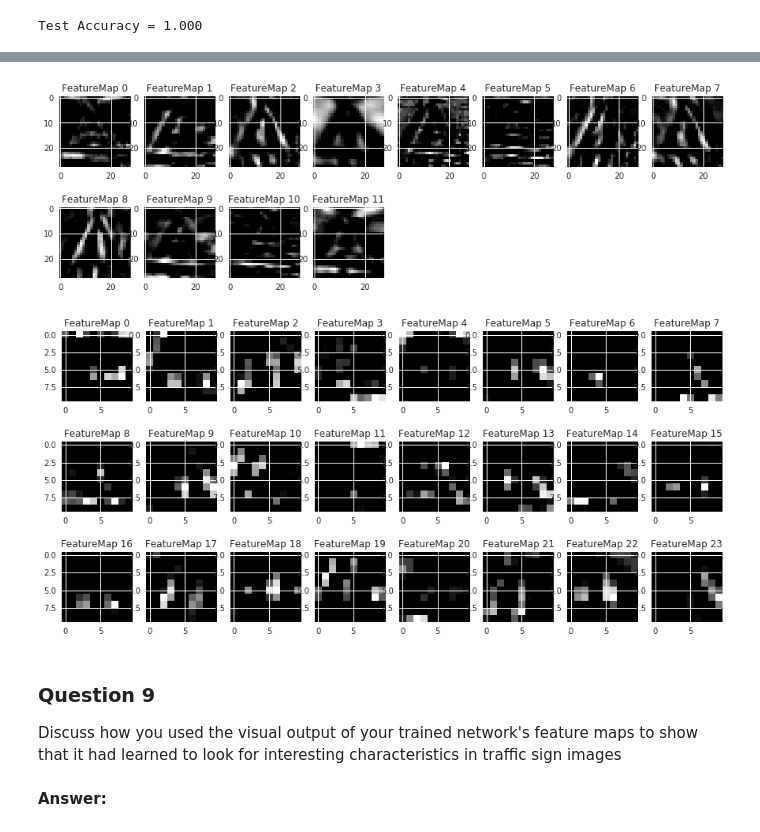
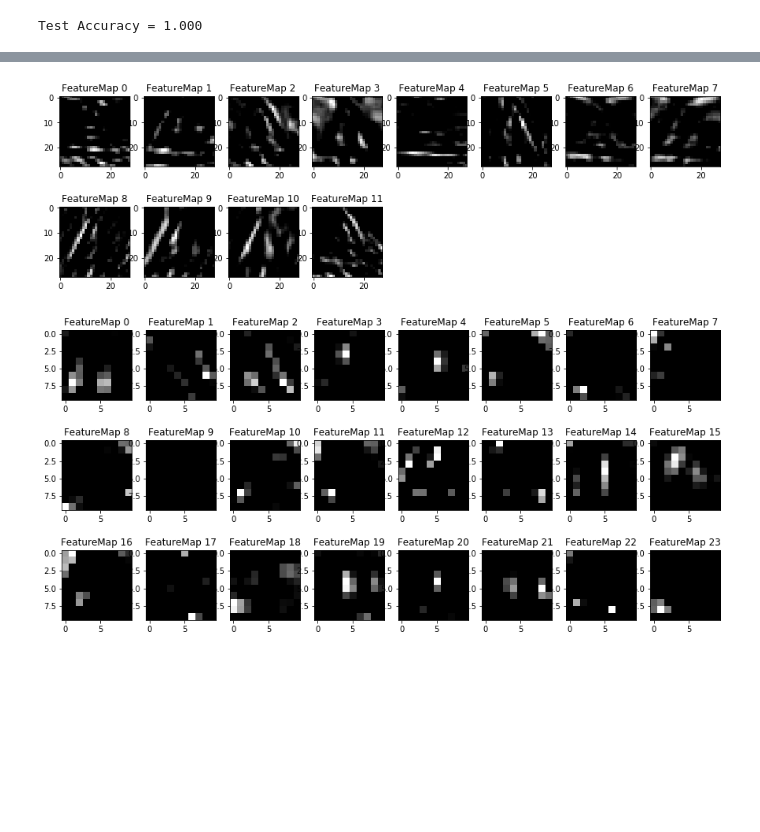
Before and after one commit to coderzbx/CarND-Traffic-Sign-Classifier-Project, a Jupyter notebook: Traffic_Sign_Classifier.ipynb, the cells around one changed output, grey strips where cells are left out. Drawn from its saved outputs; the diff is of its cells as text; code cells hidden in the pictures; blank space fills up the shorter version.

```diff
--- a/Traffic_Sign_Classifier.ipynb
+++ b/Traffic_Sign_Classifier.ipynb
@@ -763,7 +761,7 @@ EPOCHS = 1
 # %%
 with tf.Session() as sess:
-    sess.run(tf.global_variables_initializer())
-    #saver.restore(sess, tf.train.latest_checkpoint('.'))
+    #sess.run(tf.global_variables_initializer())
+    saver.restore(sess, tf.train.latest_checkpoint('.'))
     #saver.restore(sess, './lenet9')
 
 
@@ -802,7 +810,7 @@ Model saved
 
 with tf.Session() as sess:
     #saver.restore(sess, tf.train.latest_checkpoint('.'))
-    saver.restore(sess, './lenet10')
+    saver.restore(sess, './lenet11')
 
     training_accuracy = evaluate(X_train_p, y_train_p)
     print("Training Accuracy = {:.3f}".format(training_accuracy))
@@ -925,29 +925,3 @@ with tf.Session() as sess:
     print("Test Accuracy = {:.3f}".format(test_accuracy))
 # %% [output]
 Test Accuracy = 1.000
-# %%
-## DELETE
-
-h_line = np.zeros((3,1024), np.uint8)
-import sys
-
-n_new_images = len(X_new)
-n_correct = 0
-top=5
-
-softmax_for_later = dict()
-topK_for_later = dict()
-
-softmax = tf.nn.softmax(logits)
-with tf.Session() as sess:
-    saver.restore(sess, tf.train.latest_checkpoint('./'))
-
-    for img_idx, image in enumerate(X_new):
-
-        softmax_predictions = sess.run(softmax, feed_dict={x: X_train_new_p, y: y_new, apply_dropout: False})
-
-
-        softmax_for_later[img_idx] = softmax_predictions
-
-        top_k = tf.nn.top_k(softmax, top)
-        topProbabilities, topClasses = sess.run(top_k, feed_dict={x: X_train_new_p, y: y_new, apply_dropout: False})
@@ -1089,23 +1017,17 @@ with tf.Session() as sess:
     #test_accuracy = evaluate(X_train_new_p, y_new)
     #print("Test Accuracy = {:.3f}".format(test_accuracy))
     #outputFeatureMap(X_train_new_p[0], weights[0])
-    act1 = tf.get_default_graph().get_tensor_by_name("conv1:0")
+    act1 = tf.get_default_graph().get_tensor_by_name("act1:0")
     outputFeatureMap(X_train_new_p, act1)
     #act2 = tf.get_default_graph().get_tensor_by_name("conv2:0")
     #outputFeatureMap(X_train_new_p, act2)
 # %% [output]
-[figure, old version]
+[figure, new version]
 # %%
 with tf.Session() as sess:
     saver.restore(sess, './lenet11')
 
-    act2 = tf.get_default_graph().get_tensor_by_name("conv2:0")
+    act2 = tf.get_default_graph().get_tensor_by_name("act2:0")
     outputFeatureMap(X_train_new_p, act2)
 # %% [output]
-[figure, old version]
+[figure, new version]
-# %% [markdown]
-### Question 9
-
-Discuss how you used the visual output of your trained network's feature maps to show that it had learned to look for interesting characteristics in traffic sign images
-# %% [markdown]
-**Answer:**
```
Also changed, not shown: parts of 24 cells of this notebook, 18 other files.
